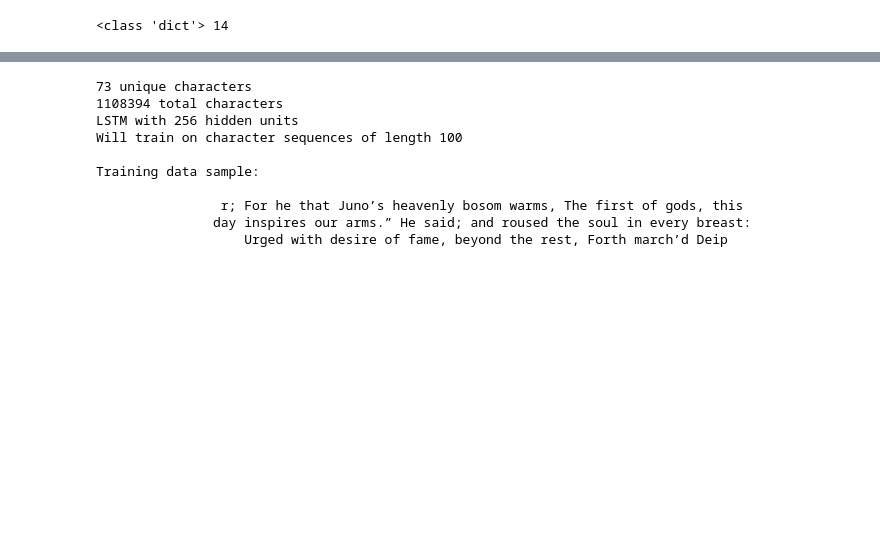
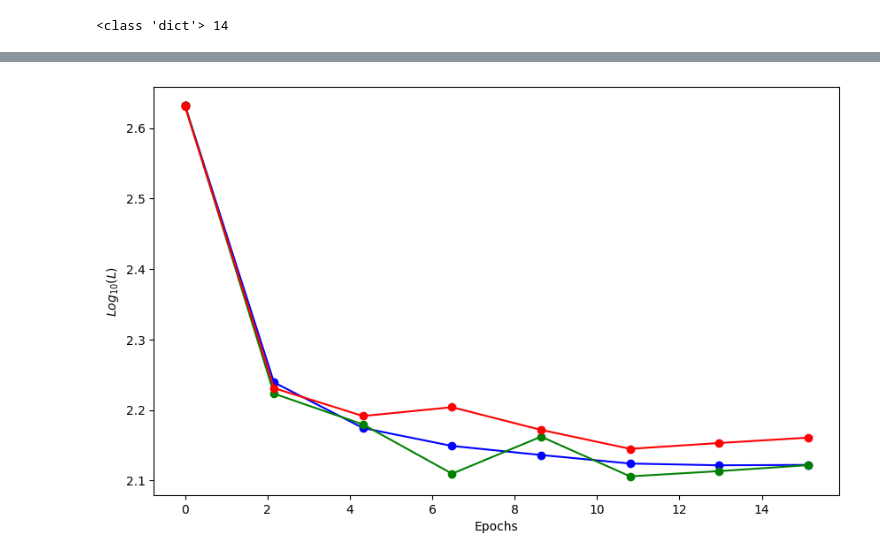
Before and after one commit to carlm451/LSTM_Char-LM_python-JAX, a Jupyter notebook: Character_LSTM_from_Scratch_JAX.ipynb, the cells around one changed output, grey strips where cells are left out. Cells and saved outputs as stored; diff of their text form; code cells hidden in the pictures; blank space fills up the shorter version.

```diff
--- a/Character_LSTM_from_Scratch_JAX.ipynb
+++ b/Character_LSTM_from_Scratch_JAX.ipynb
@@ -47,7 +53,7 @@ Training data sample:
 # %%
 def initialize_weights(key,n_h,n_x):
 
-    subkeys=random.split(key)
+    subkeys=random.split(key,9)
 
     params = dict()
 
@@ -403,7 +425,9 @@ def sgd_step_adam(current_step,inputs,targets,h,c,params,grads_mems,sqrd_mems,be
     n = current_step
 
     #forward pass
-    loss, p_cache, g_cache, s_cache = lstm_forward(inputs,targets,h,c,params)
+    s_cache, g_cache = lstm_forward(inputs,h,c,params)
+
+    loss, p_cache = loss_function(targets,s_cache[1],params['Why'],params['by'])
 
     #need hs, cs
 
@@ -611,46 +826,12 @@ Loss: 0.0042    Relative: 0.0128
-# %%
-import re
-
-with open('illiad.txt','r') as file:
-  training_data = file.read()
-
-training_data = re.sub(r"[^a-zA-Z0-9.,?!:;“”'`’ ]+", " ", training_data)
-training_data = re.sub(r"[\s]+"," ",training_data)
-
-chars = set(list(training_data))
-
-vocab_size = len(chars)
-
-char_to_ix = {ch:i for i,ch in enumerate(chars)}
-ix_to_char = {i:ch for i,ch in enumerate(chars)}
-
-print(f'{vocab_size} unique characters')
-print(f'{len(training_data)} total characters')
-
-hidden_size = 256
-
-seq_length = 100
-
-print(f'LSTM with {hidden_size} hidden units')
-print(f'Will train on character sequences of length {seq_length}')
-print()
-txt = wrap(training_data[len(training_data)//2:(len(training_data)//2)+200])
-txt = [line.center(100) for line in txt]
-txt = '\n'.join(txt)
-print('Training data sample: \n')
-print(txt)
-print()
-# %% [output]
-73 unique characters
-1108394 total characters
-LSTM with 256 hidden units
-Will train on character sequences of length 100
-
-Training data sample:
-
-                r; For he that Juno’s heavenly bosom warms, The first of gods, this
-               day inspires our arms.” He said; and roused the soul in every breast:
-                   Urged with desire of fame, beyond the rest, Forth march’d Deip
+# %%
+plot_training_history(history,
+                      mini_batch_size,
+                      seq_length,
+                      len(training_data),
+                      plot_smooth=True,
+                      plot_val=True)
+# %% [output]
+[figure, added]
 # %%
 mykey = random.PRNGKey(1)
 
```
Also changed, not shown: parts of 27 cells of this notebook.
